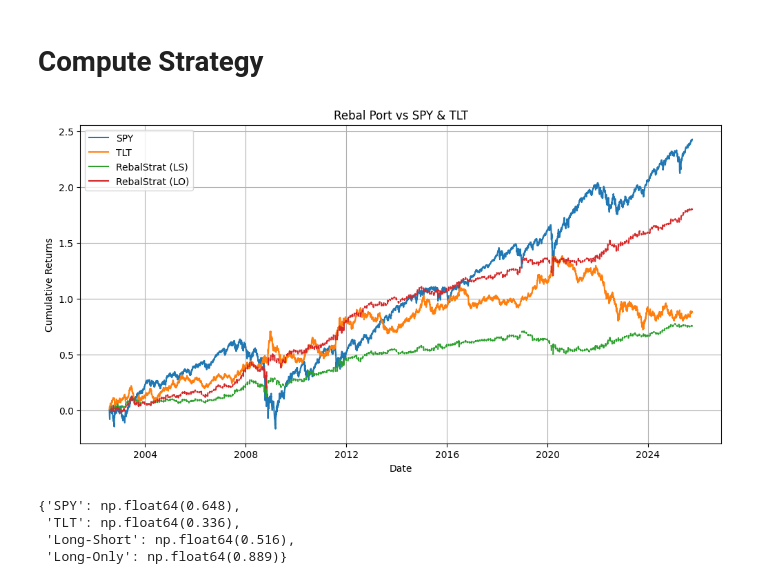
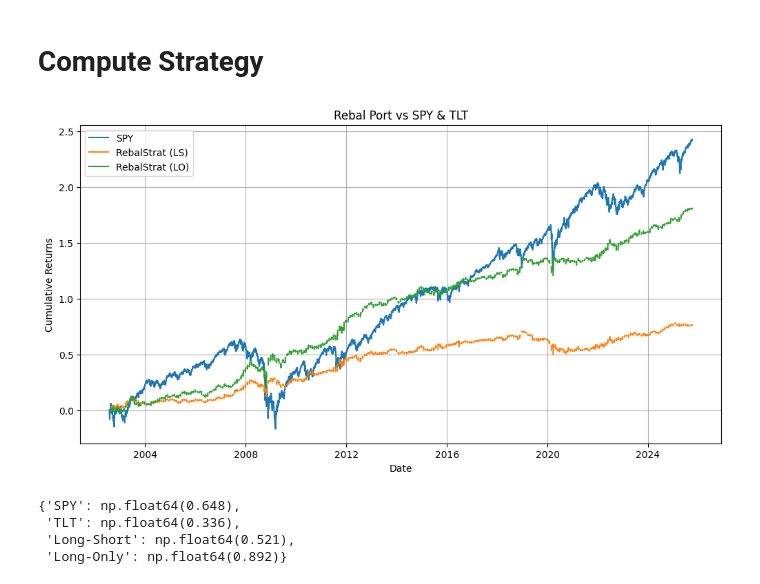
Before and after one commit to jai-chau/monthEndRebalance, a Jupyter notebook: rebal.ipynb, the cells around one changed output. Drawn from its saved outputs; the diff is of its cells as text; code cells hidden in the pictures.

```diff
--- a/rebal.ipynb
+++ b/rebal.ipynb
@@ -59,7 +59,6 @@ grouped = returns.with_columns([
     pl.col("date").dt.month().alias("month"),
 ])
 
-# Container for strategy daily returns
 strategy_ls = []   # long-short
 strategy_lo = []   # long-only
 
@@ -70,8 +69,8 @@ for (yr, mo), g in grouped.group_by(["year", "month"], maintain_order=True):
         continue
 
     # First 15 trading days performance
-    spy_ret_15 = g["r_spy"][:15].sum()
-    tlt_ret_15 = g["r_tlt"][:15].sum()
+    spy_ret_15 = g["r_spy"][:15].log1p().sum()
+    tlt_ret_15 = g["r_tlt"][:15].log1p().sum()
 
     # Determine winner/loser
     if spy_ret_15 > tlt_ret_15:
@@ -84,15 +83,14 @@ for (yr, mo), g in grouped.group_by(["year", "month"], maintain_order=True):
     if trade.height == 0:
         continue
 
-    # Long-short
+    # Long-short (dollar neutral)
     trade_ls = (
         0.5 * trade[loser] - 0.5 * trade[winner]
     )
 
-    # Long-only
+    # Long-only (only trade the loser/underperformer)
     trade_lo = trade[loser]
 
-    # Append with dates
     strategy_ls.append(pl.DataFrame({"date": trade["date"], "r_strat": trade_ls}))
     strategy_lo.append(pl.DataFrame({"date": trade["date"], "r_strat": trade_lo}))
 
@@ -114,20 +112,20 @@ for col in ["r_spy", "r_tlt", "r_strat_ls", "r_strat_lo"]:
 # %%
 # --- Plotting ---
 plt.figure(figsize=(12,6))
 plt.plot(finalRet["date"], finalRet["cum_r_spy"], label="SPY")
-plt.plot(finalRet["date"], finalRet["cum_r_tlt"], label="TLT")
+# plt.plot(finalRet["date"], finalRet["cum_r_tlt"], label="TLT")
 plt.plot(finalRet["date"], finalRet["cum_r_strat_ls"], label="RebalStrat (LS)")
 plt.plot(finalRet["date"], finalRet["cum_r_strat_lo"], label="RebalStrat (LO)")
 plt.legend()
 plt.title("Rebal Port vs SPY & TLT")
 plt.xlabel("Date")
 plt.ylabel("Cumulative Returns")
 plt.grid(True)
 plt.show()
 # %% [output]
-[figure, old version]
+[figure, new version]
 # %%
-# --- Compute Sharpe Ratios ---
+# Calc sharpe ratio
 sharpe = {
     "SPY": round(sharpe_ratio(finalRet["r_spy"].to_numpy()), 3),
     "TLT": round(sharpe_ratio(finalRet["r_tlt"].to_numpy()), 3),
@@ -139,5 +137,5 @@ sharpe
 # %% [output]
 {'SPY': np.float64(0.648),
  'TLT': np.float64(0.336),
- 'Long-Short': np.float64(0.516),
- 'Long-Only': np.float64(0.889)}
+ 'Long-Short': np.float64(0.521),
+ 'Long-Only': np.float64(0.892)}
```
Also changed, not shown: parts of 4 cells of this notebook.
